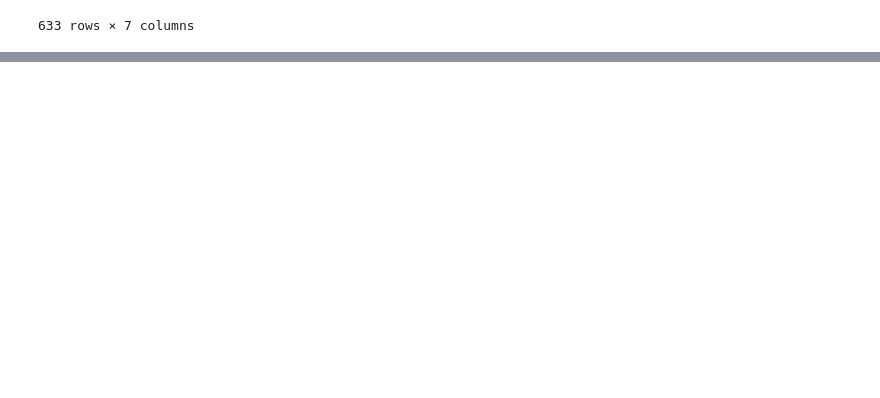
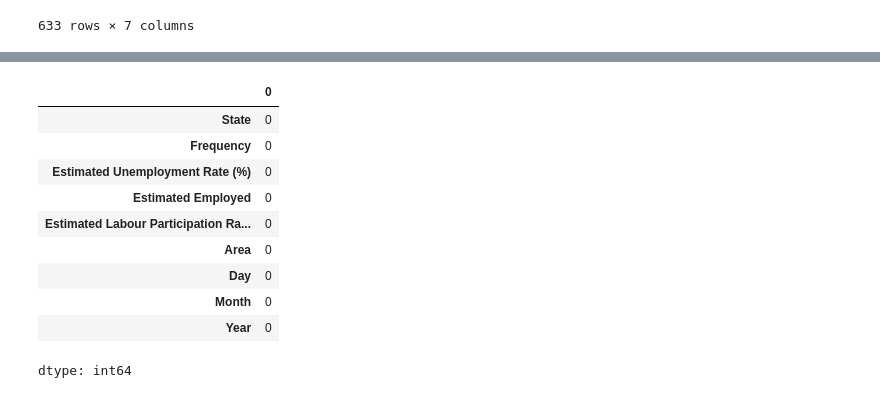
Before and after one commit to gazizovaa/CodeAlpha_Unemployment-_Analysis, a Jupyter notebook: CodeAlpha_Unemployment_Analysis.ipynb, the cells around one changed output, grey strips where cells are left out. Saved outputs shown, nothing was run; the diff lists cells and outputs as text; code cells hidden in the pictures; blank space fills up the shorter version.

```diff
--- a/CodeAlpha_Unemployment_Analysis.ipynb
+++ b/CodeAlpha_Unemployment_Analysis.ipynb
@@ -219,3 +219,9 @@ unemployment_df
 | 752 | West Bengal | 31-05-2020 | Monthly | 15.22 | 9240903.0 | 40.67 | Urban |
 | 753 | West Bengal | 30-06-2020 | Monthly | 9.86 | 9088931.0 | 37.57 | Urban |
 633 rows × 7 columns
+# %%
+# Split 'Date' column into three columns - year, month, and day
+unemployment_df[['Day','Month','Year']] = unemployment_df['Date'].str.split('-',expand=True)
+# %%
+# Remove 'Date' column
+unemployment_df.drop('Date',axis=1,inplace=True)
@@ -221,0 +244,20 @@ unemployment_df
+# %%
+# Change data types
+unemployment_df['Day'] = pd.to_numeric(unemployment_df['Day'])
+unemployment_df['Month'] = pd.to_numeric(unemployment_df['Month'])
+unemployment_df['Year'] = pd.to_numeric(unemployment_df['Year'])
+# %%
+# Check null values
+unemployment_df.isna().sum()
+# %% [output]
+|  | 0 |
+| State | 0 |
+| Frequency | 0 |
+| Estimated Unemployment Rate (%) | 0 |
+| Estimated Employed | 0 |
+| Estimated Labour Participation Ra... | 0 |
+| Area | 0 |
+| Day | 0 |
+| Month | 0 |
+| Year | 0 |
+dtype: int64
```
Also changed, not shown: parts of 3 cells of this notebook.
